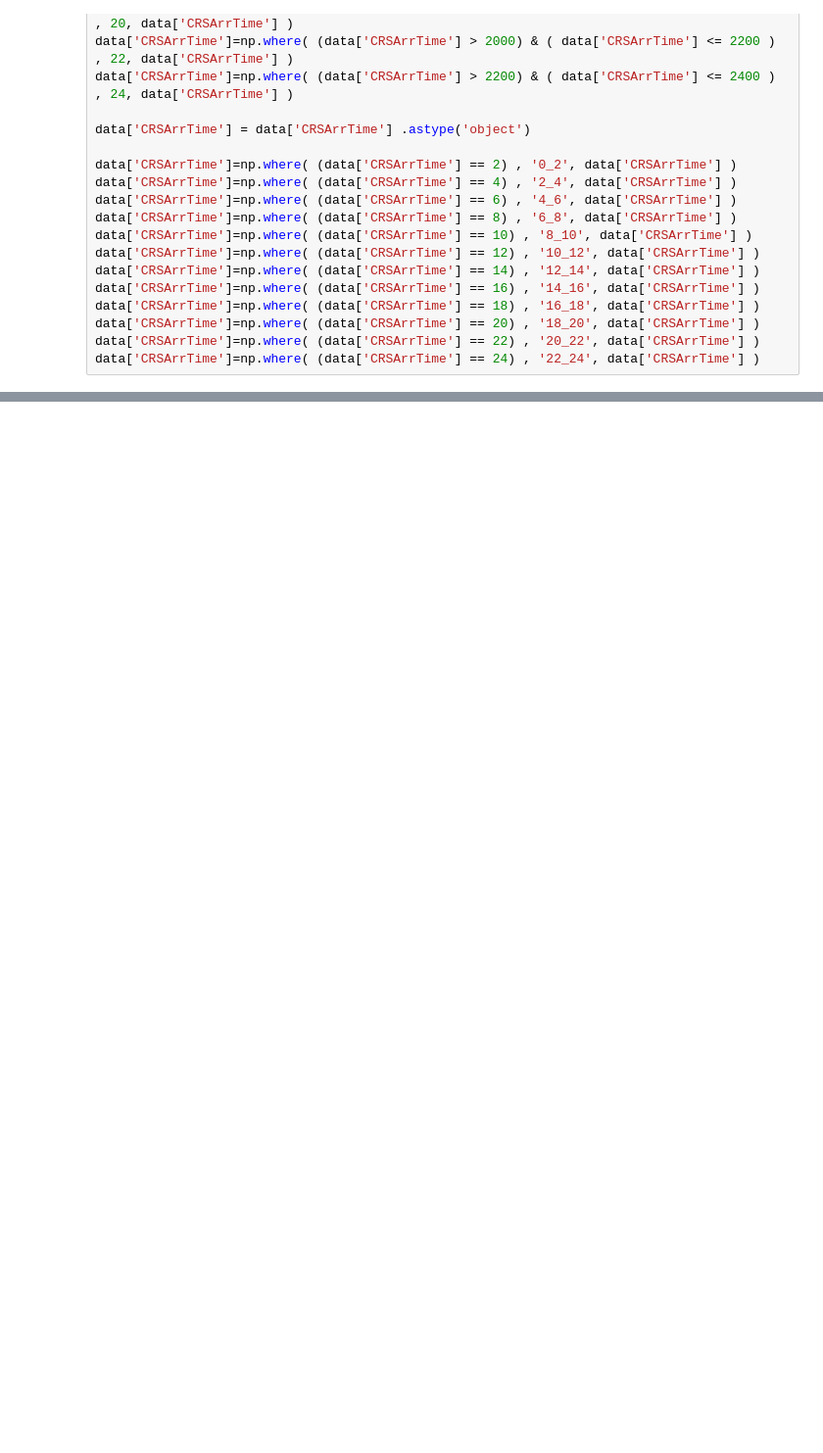
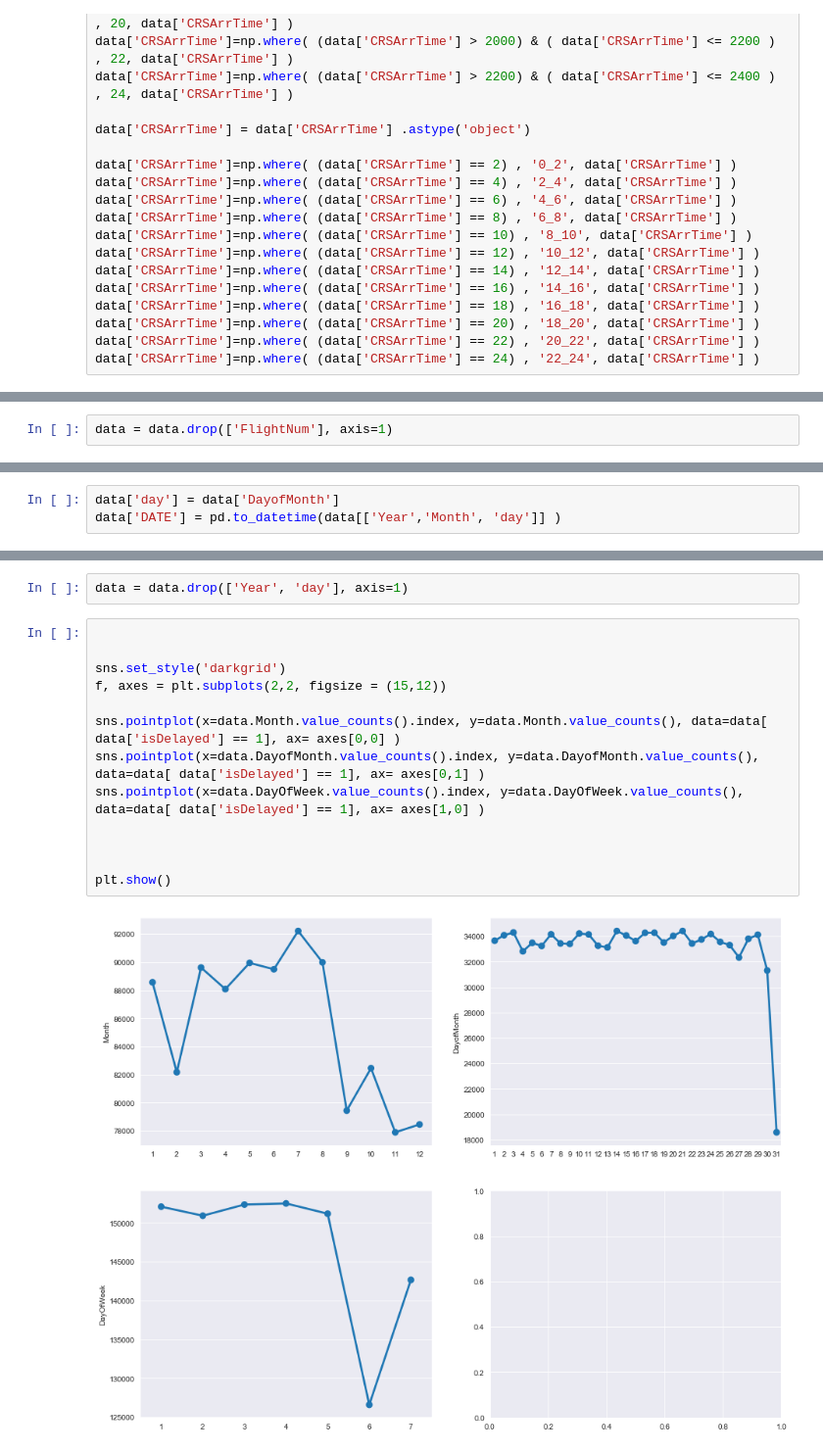
Before and after one commit to uml4/machine_learning_course, a Jupyter notebook: Airline Arrivals Project/Airline Arrivals Project.ipynb, the cells around one changed output, grey strips where cells are left out. Shown at 98% size. Saved outputs shown, nothing was run; the diff lists cells and outputs as text; blank space fills up the shorter version.

```diff
--- a/Airline Arrivals Project/Airline Arrivals Project.ipynb
+++ b/Airline Arrivals Project/Airline Arrivals Project.ipynb
@@ -313,0 +381,2 @@ array(['22_24', '8_10', '6_8', '10_12', '18_20', '20_22', '16_18',
+# %%
+data = data.drop(['FlightNum'], axis=1)
@@ -387,0 +391,3 @@ array([[<matplotlib.axes._subplots.AxesSubplot object at 0x...>,
+# %%
+data['day'] = data['DayofMonth']
+data['DATE'] = pd.to_datetime(data[['Year','Month', 'day']] )
@@ -387,0 +409,17 @@ array([[<matplotlib.axes._subplots.AxesSubplot object at 0x...>,
+# %%
+data = data.drop(['Year', 'day'], axis=1)
+# %%
+
+
+sns.set_style('darkgrid')
+f, axes = plt.subplots(2,2, figsize = (15,12))
+
+sns.pointplot(x=data.Month.value_counts().index, y=data.Month.value_counts(), data=data[ data['isDelayed'] == 1], ax= axes[0,0] )
+sns.pointplot(x=data.DayofMonth.value_counts().index, y=data.DayofMonth.value_counts(), data=data[ data['isDelayed'] == 1], ax= axes[0,1] )
+sns.pointplot(x=data.DayOfWeek.value_counts().index, y=data.DayOfWeek.value_counts(), data=data[ data['isDelayed'] == 1], ax= axes[1,0] )
+
+
+
+plt.show()
+# %% [output]
+[figure, added]
```
Also changed, not shown: parts of 189 cells of this notebook.
